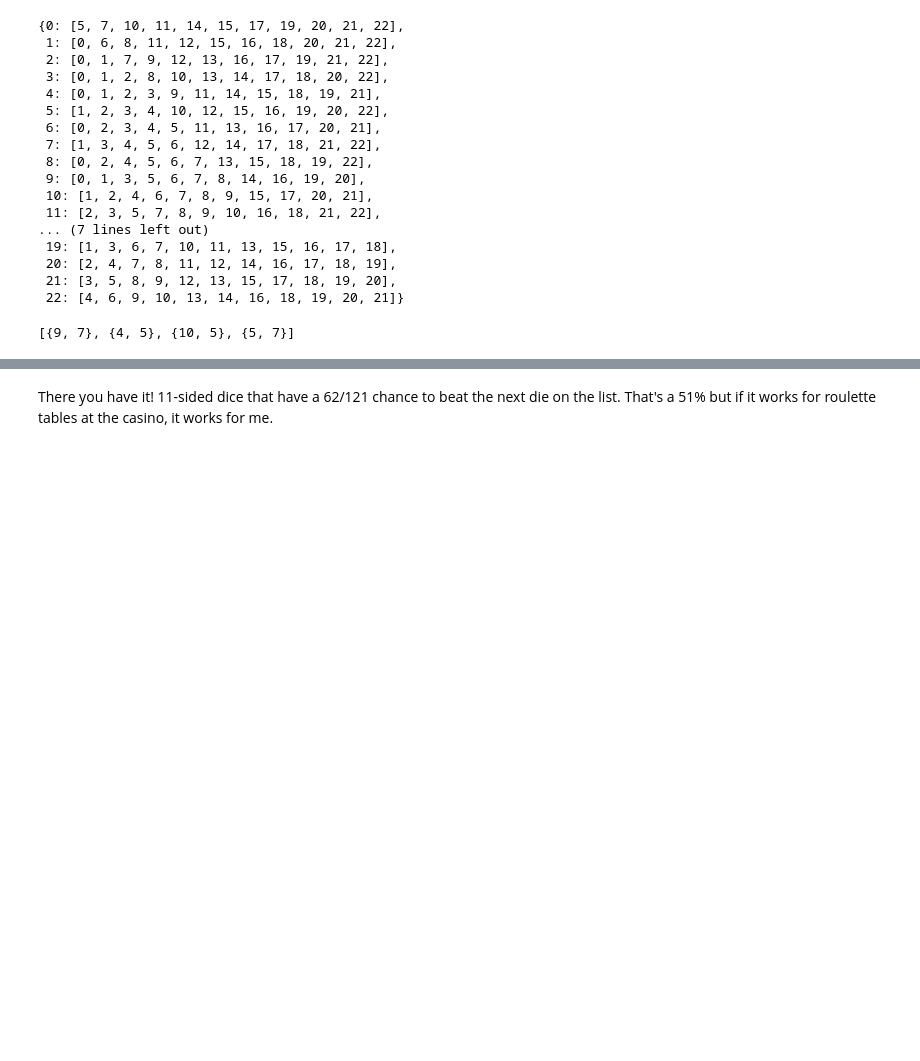
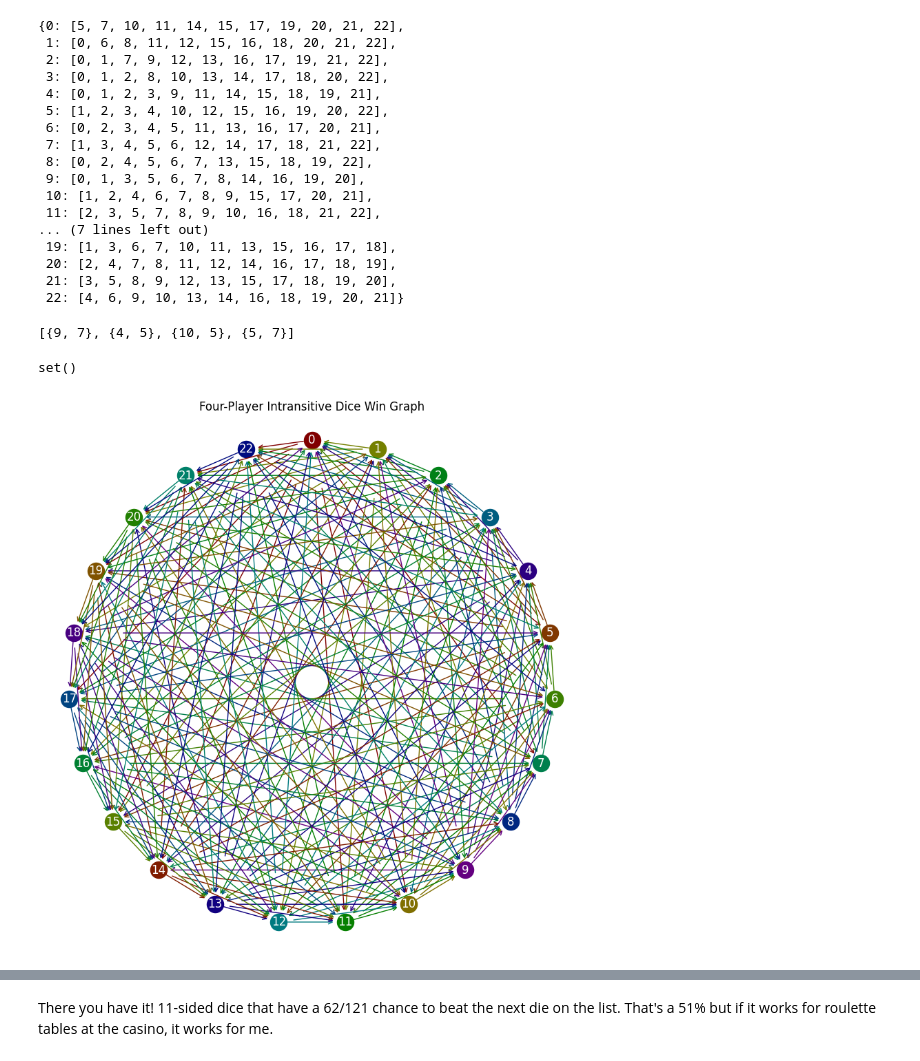
Before and after one commit to NGeorgescu/math_problems, a Jupyter notebook: intransitive.ipynb, the cells around one changed output, grey strips where cells are left out. Saved outputs shown, nothing was run; the diff lists cells and outputs as text; code cells hidden in the pictures; blank space fills up the shorter version.

```diff
--- a/intransitive.ipynb
+++ b/intransitive.ipynb
@@ -103,0 +199,4 @@ pprint(d)
+# %%
+#what are the possible values? Make sure that the number of faces is odd, and correct for the tournament
+c = next(k for k in range(1,n,2) if any(i for i in it.combinations(zip(*o),k) if len(set(map(sum,zip(*i))))==1) if k==(n-1)//2)
+print(c)
@@ -131,7 +294,7 @@ print(bias_matrix)
  [ 3  3  3  3 -3  3 -3  3  3 -3 -3  3  3 -3 -3  3 -3  3 -3 -3 -3 -3  0]]
 # %%
 #let's define a winning dictionary
-w = {i[0]:sorted(j[0] for j in d if wins(i,j)>0) for i in sorted(d)}
+w = d_wins(d)
 pprint(w)
 # %% [output]
 {0: [5, 7, 10, 11, 14, 15, 17, 19, 20, 21, 22],
@@ -163,2 +327,7 @@ which_wins((1,3,4)),])
 # %% [output]
 [{9, 7}, {4, 5}, {10, 5}, {5, 7}]
+# %%
+# but there are some five-player combinations that fail:
+which_beats((1,6,12,23))
+# %% [output]
+set()
@@ -168,3 +339,7 @@ assert all(len(which_wins(i)) for i in it.combinations(range(n),p))
 
 #one last sanity double-check with a one-liner that checks if there always exists some number that is on all three lists for every combination of dice, this number represents the lowest face of the die
 assert all(Counter([k[0] for j in i for k in d if sum([(i1<i2)-(i1>i2) for i1,i2 in zip(j,k)])>0]).most_common(1)[0][1]==p for i in it.combinations(d,3))
+# %%
+plot_graph(w, "Four-Player Intransitive Dice Win Graph")
+# %% [output]
+[figure, added]
```
Also changed, not shown: parts of 25 cells of this notebook.
